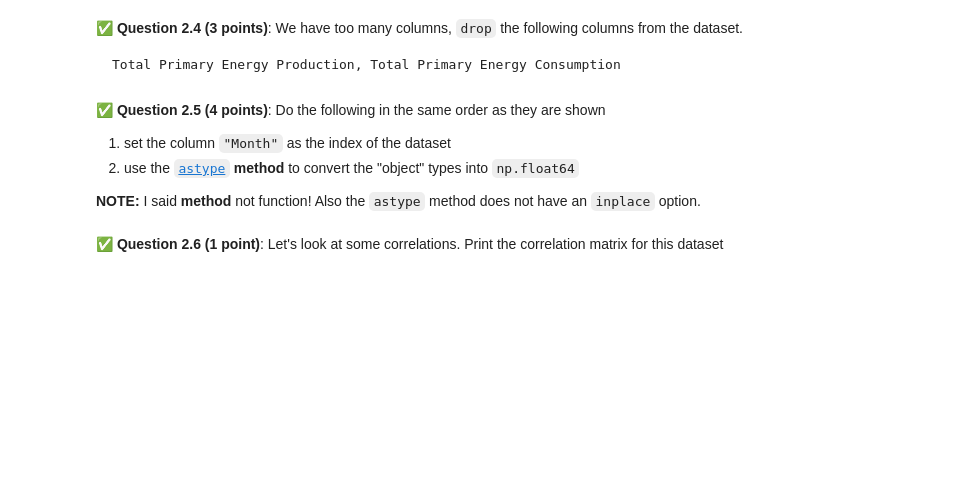
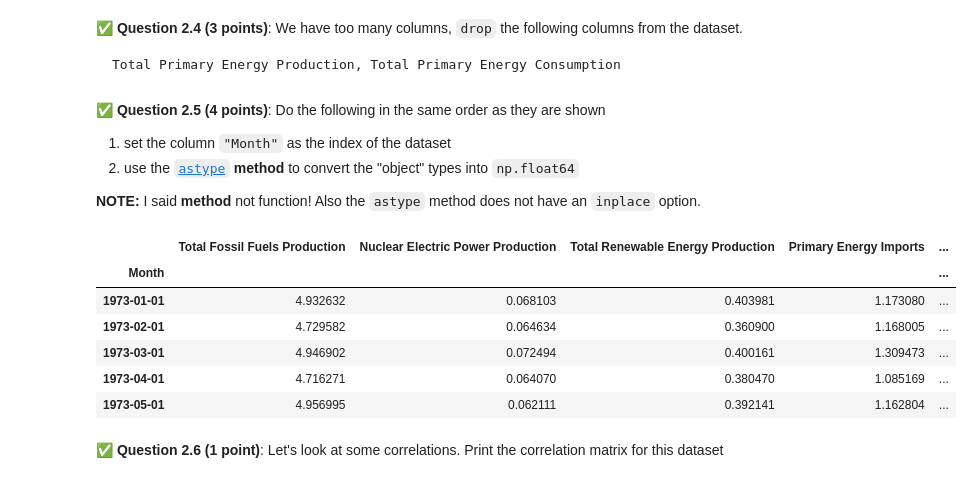
Before and after one commit to arburyri/cmse202-f22-turnin, a Jupyter notebook: midterm/CMSE202-Midterm-Section003-RichardArbury.ipynb, the cells around one changed output. Cells and saved outputs as stored; diff of their text form; code cells hidden in the pictures; blank space fills up the shorter version.

```diff
--- a/midterm/CMSE202-Midterm-Section003-RichardArbury.ipynb
+++ b/midterm/CMSE202-Midterm-Section003-RichardArbury.ipynb
@@ -190,2 +236,23 @@ __NOTE:__ I said **method** not function! Also the `astype` method does not have
+# %%
+import numpy as np
+# set new index
+
+nf=pd.read_excel(r'energy_dataset.xlsx',skiprows=10,index_col="Month")
+#nf=nf.drop(index=df.index[0])
+nf=nf.drop(columns=['Total Primary Energy Production','Total Primary Energy Consumption'])
+nf=nf.drop(index=nf.index[0])
+
+
+nf=nf.astype(np.float64)
+
+nf.head()
+# %% [output]
+|  | Total Fossil Fuels Production | Nuclear Electric Power Production | Total Renewable Energy Production | Primary Energy Imports | ... |
+| Month |  |  |  |  | ... |
+| 1973-01-01 | 4.932632 | 0.068103 | 0.403981 | 1.173080 | ... |
+| 1973-02-01 | 4.729582 | 0.064634 | 0.360900 | 1.168005 | ... |
+| 1973-03-01 | 4.946902 | 0.072494 | 0.400161 | 1.309473 | ... |
+| 1973-04-01 | 4.716271 | 0.064070 | 0.380470 | 1.085169 | ... |
+| 1973-05-01 | 4.956995 | 0.062111 | 0.392141 | 1.162804 | ... |
 # %% [markdown]
 &#9989; **Question 2.6 (1 point)**: Let's look at some correlations. Print the correlation matrix for this dataset
```
Also changed, not shown: parts of 19 cells of this notebook.
